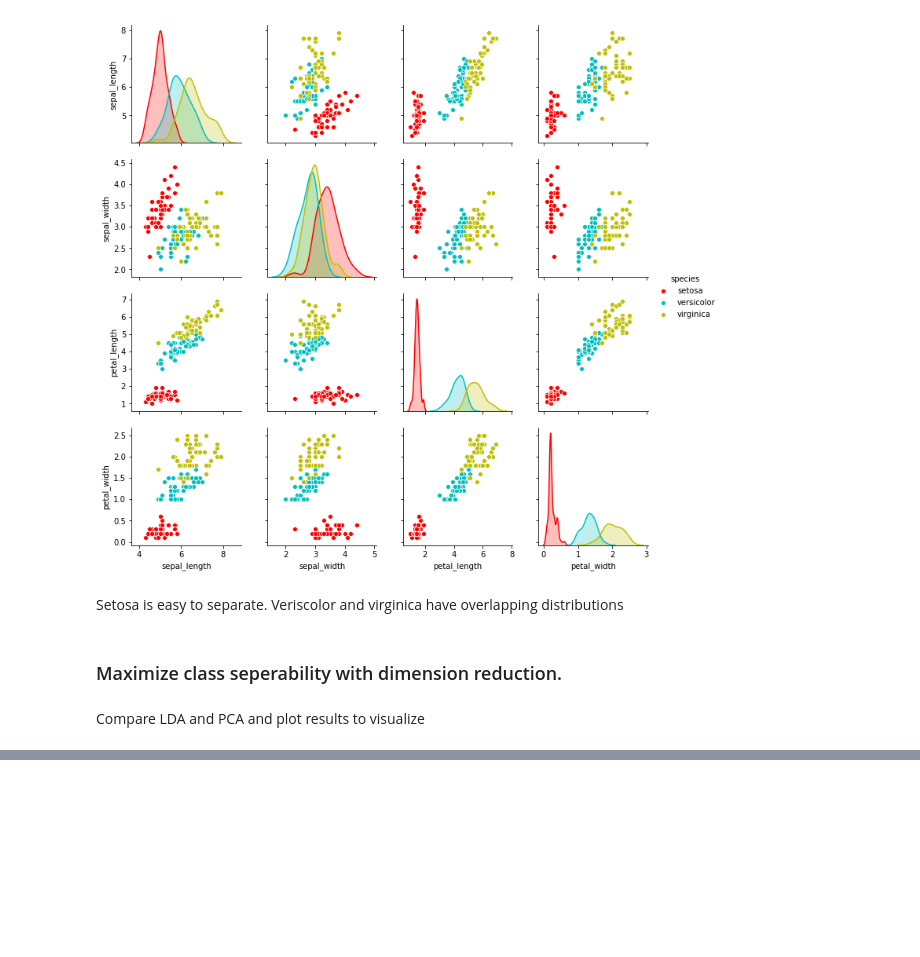
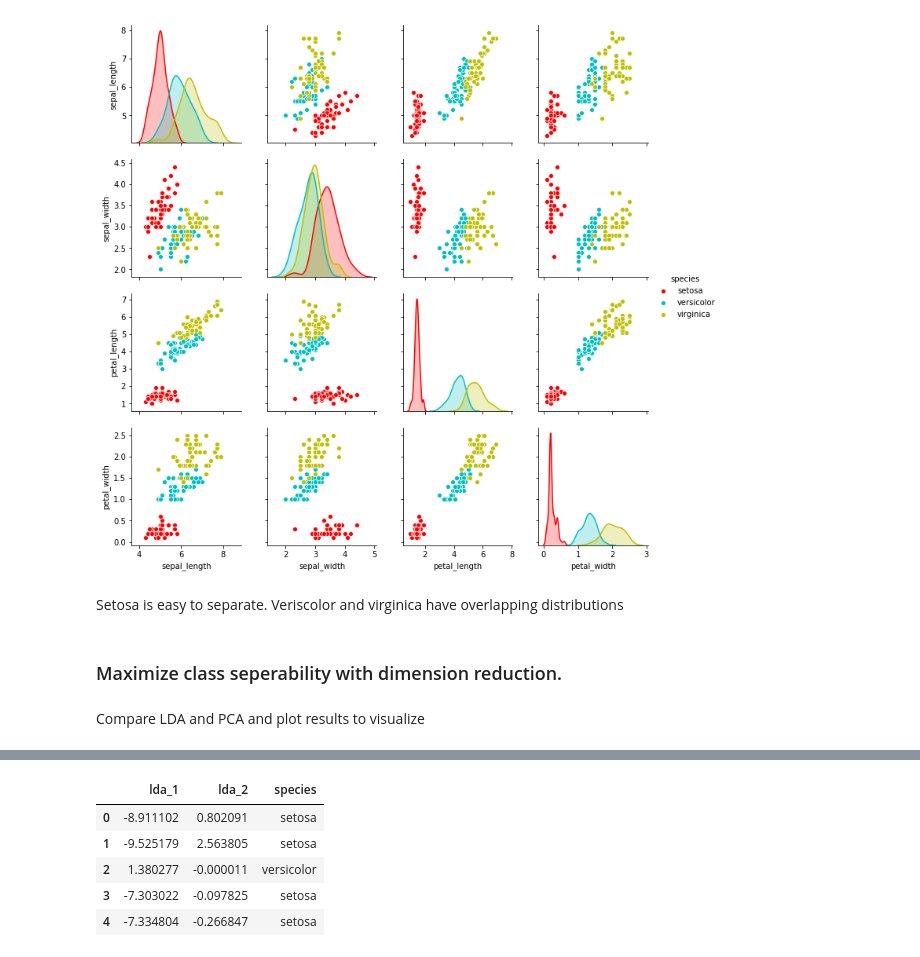
Before and after one commit to robahall/MLAlgoProjects, a Jupyter notebook: notebooks/2.0-rah-iris_classification.ipynb, the cells around one changed output, grey strips where cells are left out. Cells and saved outputs as stored; diff of their text form; code cells hidden in the pictures; blank space fills up the shorter version.

```diff
--- a/notebooks/2.0-rah-iris_classification.ipynb
+++ b/notebooks/2.0-rah-iris_classification.ipynb
@@ -62,0 +120,9 @@ Compare LDA and PCA and plot results to visualize
+# %%
+iris_lda_df.head()
+# %% [output]
+|  | lda_1 | lda_2 | species |
+| 0 | -8.911102 | 0.802091 | setosa |
+| 1 | -9.525179 | 2.563805 | setosa |
+| 2 | 1.380277 | -0.000011 | versicolor |
+| 3 | -7.303022 | -0.097825 | setosa |
+| 4 | -7.334804 | -0.266847 | setosa |
```
Also changed, not shown: parts of 15 cells of this notebook.
